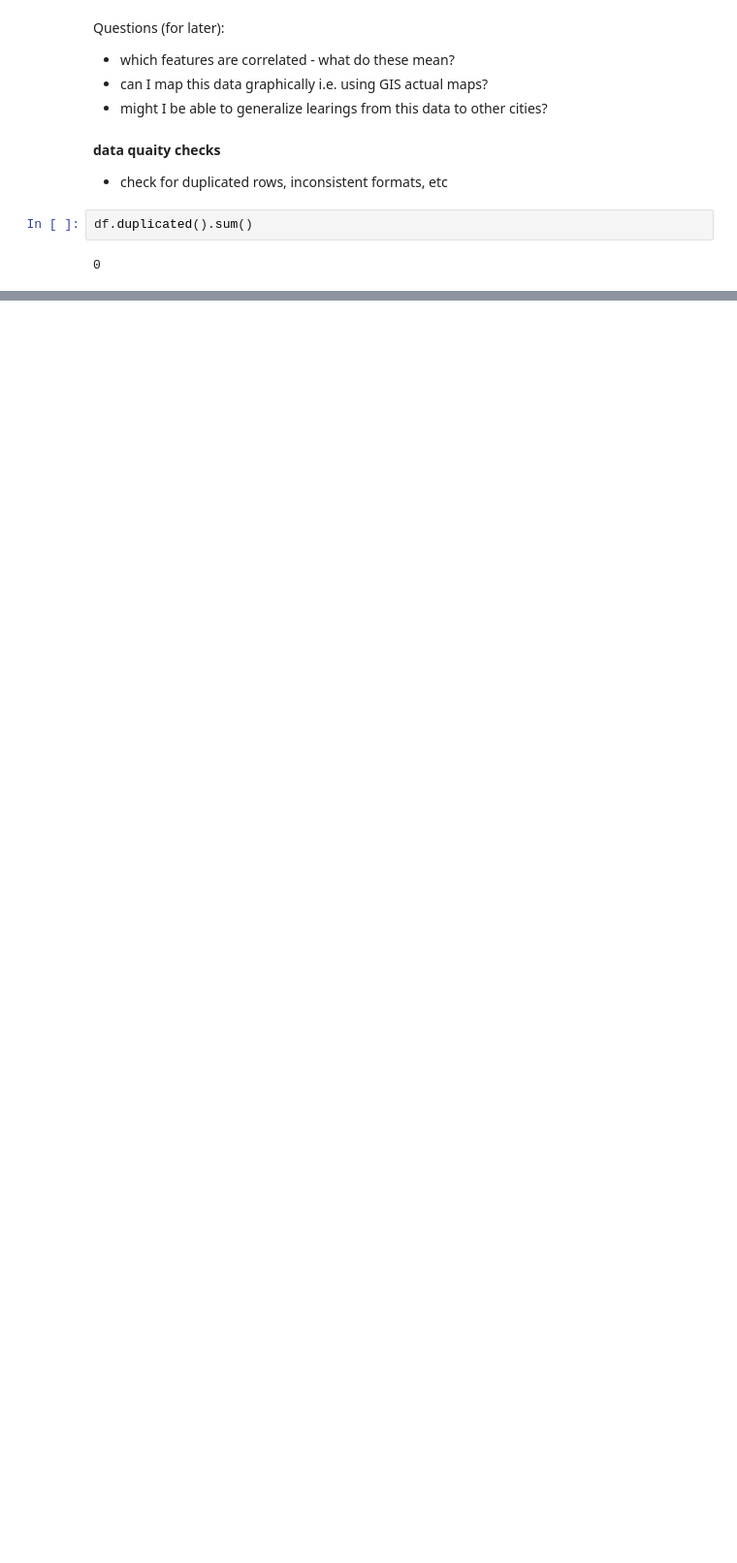
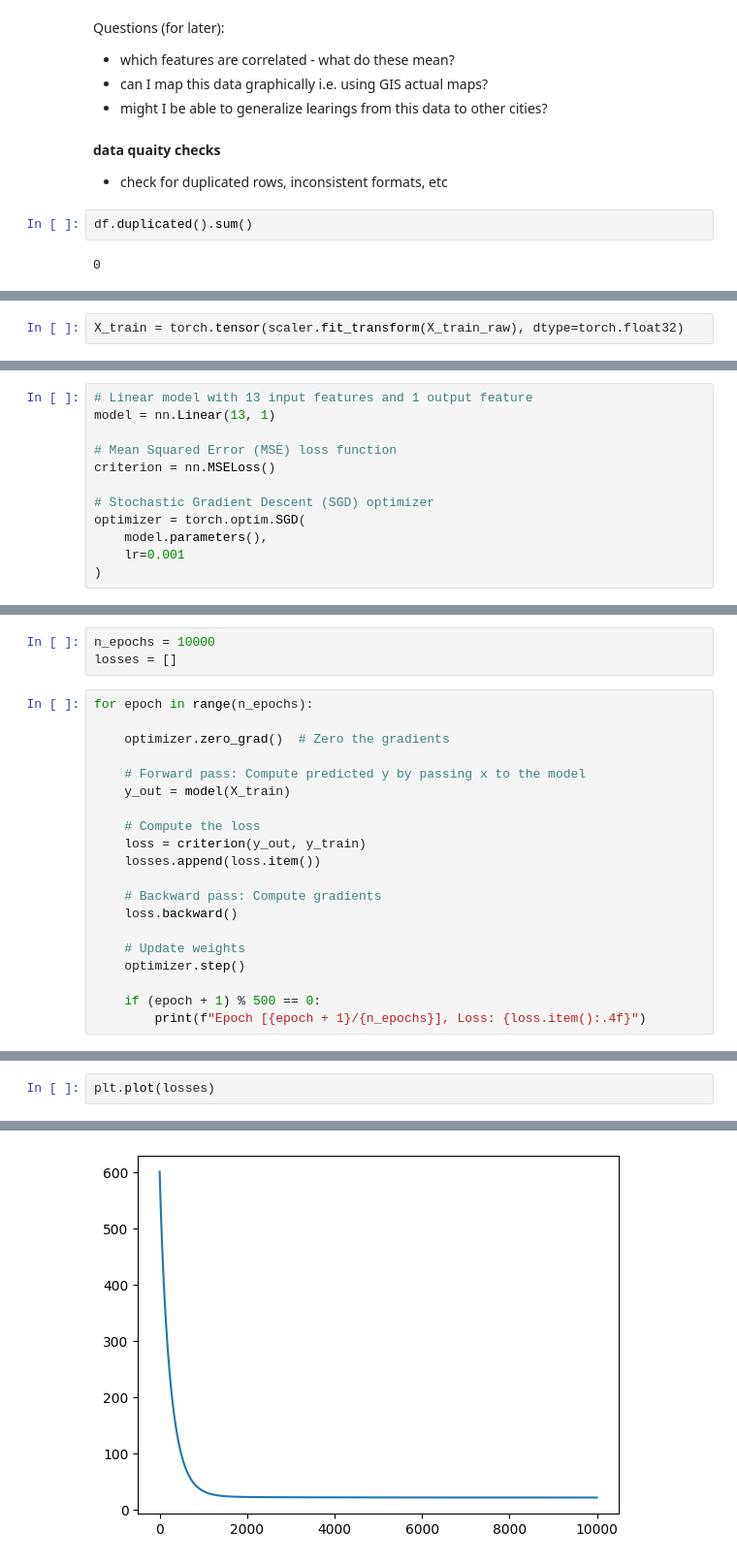
Before and after one commit to danielobembe/DeepLearningCourse, a Jupyter notebook: pytorch_dl_and_ai/01_ML_and_Neurons/boston.ipynb, the cells around one changed output, grey strips where cells are left out. Shown at 97% size. Saved outputs shown, nothing was run; the diff lists cells and outputs as text; blank space fills up the shorter version.

Commit message:
completed homework 1, building a basic linear regression on boston data, printing it's model parameters and plotting it's losses

```diff
--- a/pytorch_dl_and_ai/01_ML_and_Neurons/boston.ipynb
+++ b/pytorch_dl_and_ai/01_ML_and_Neurons/boston.ipynb
@@ -321,0 +385,2 @@ df.duplicated().sum()
+# %%
+X_train = torch.tensor(scaler.fit_transform(X_train_raw), dtype=torch.float32)
@@ -321,0 +398,12 @@ df.duplicated().sum()
+# %%
+# Linear model with 13 input features and 1 output feature
+model = nn.Linear(13, 1)
+
+# Mean Squared Error (MSE) loss function
+criterion = nn.MSELoss()
+
+# Stochastic Gradient Descent (SGD) optimizer
+optimizer = torch.optim.SGD(
+    model.parameters(),
+    lr=0.001
+)
@@ -321,0 +412,23 @@ df.duplicated().sum()
+# %%
+n_epochs = 10000
+losses = []
+# %%
+for epoch in range(n_epochs):
+
+    optimizer.zero_grad()  # Zero the gradients
+
+    # Forward pass: Compute predicted y by passing x to the model
+    y_out = model(X_train)
+
+    # Compute the loss
+    loss = criterion(y_out, y_train)
+    losses.append(loss.item())
+
+    # Backward pass: Compute gradients
+    loss.backward()
+
+    # Update weights
+    optimizer.step()
+
+    if (epoch + 1) % 500 == 0:
+        print(f"Epoch [{epoch + 1}/{n_epochs}], Loss: {loss.item():.4f}")
@@ -321,0 +476,3 @@ df.duplicated().sum()
+# %%
+plt.plot(losses)
+# %% [output]
@@ -321,0 +480 @@ df.duplicated().sum()
+[figure, added]
```
Also changed, not shown: parts of 25 cells of this notebook.
